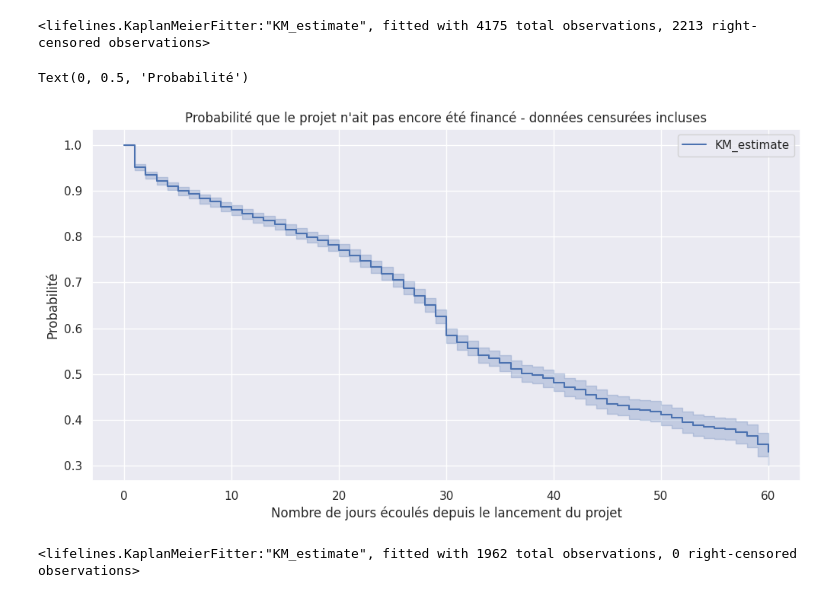
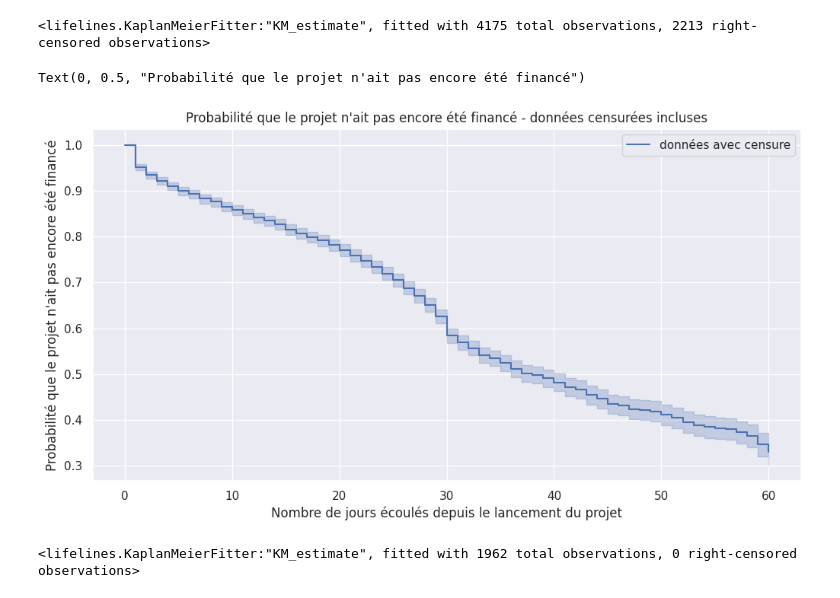
Before and after one commit to Ab2nour/kickstarter-project-analysis, a Jupyter notebook: src/notebooks/non_parametric_estimation.ipynb, the cells around one changed output. Cells and saved outputs as stored; diff of their text form; code cells hidden in the pictures.

```diff
--- a/src/notebooks/non_parametric_estimation.ipynb
+++ b/src/notebooks/non_parametric_estimation.ipynb
@@ -11,4 +10,0 @@ from src.utils import go_to_root_folder
-# %%
-go_to_root_folder()
-np.random.seed(0)
-sns.set_theme()
@@ -34,16 +32,16 @@ kmf1.fit(event_times, event_observed)
 <lifelines.KaplanMeierFitter:"KM_estimate", fitted with 4175 total observations, 2213 right-censored observations>
 # %%
 plt.figure(figsize=(12, 6))
-kmf1.plot()
+kmf1.plot(label="données avec censure")
 plt.title(
     "Probabilité que le projet n'ait pas encore été financé"
     " - données censurées incluses"
 )
 plt.xlabel("Nombre de jours écoulés depuis le lancement du projet")
-plt.ylabel("Probabilité")
+plt.ylabel("Probabilité que le projet n'ait pas encore été financé")
 # %% [output]
-Text(0, 0.5, 'Probabilité')
+Text(0, 0.5, "Probabilité que le projet n'ait pas encore été financé")
-[figure, old version]
+[figure, new version]
 # %%
 kmf2 = KaplanMeierFitter()
 
```
Also changed, not shown: parts of 2 cells of this notebook, 2 other files.
